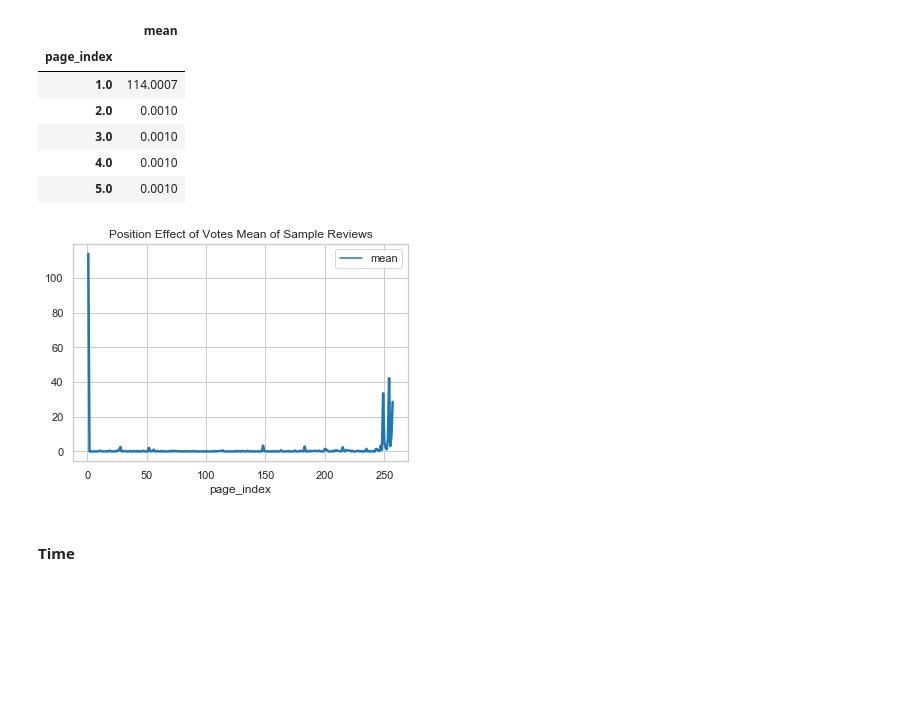
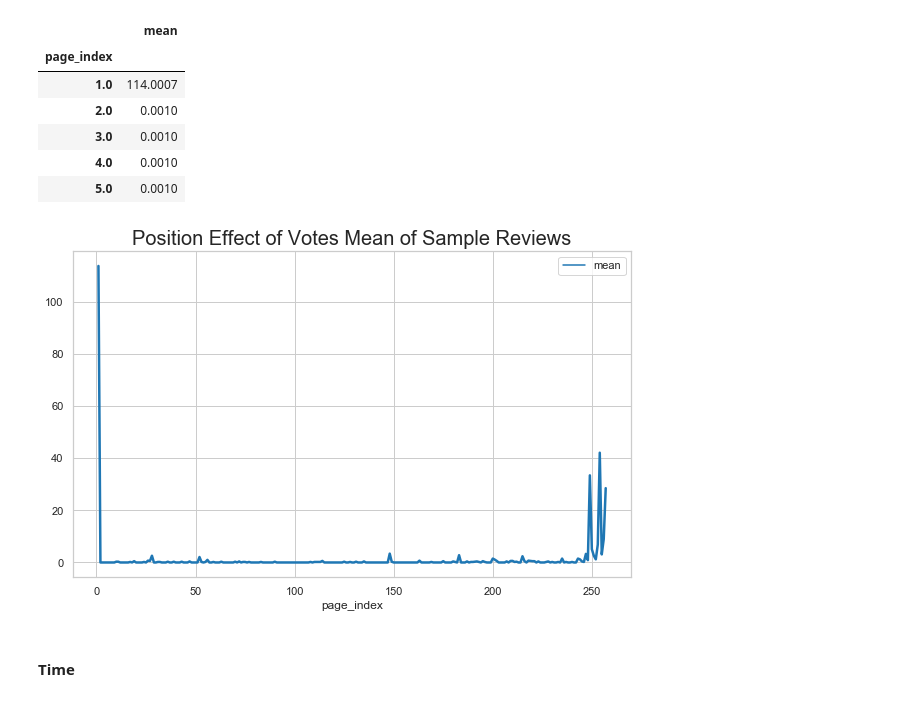
Before and after one commit to liu431/Thesis-Amazon-Review, a Jupyter notebook: data_analysis_electronics.ipynb, the cells around one changed output. Saved outputs shown, nothing was run; the diff lists cells and outputs as text; code cells hidden in the pictures; blank space fills up the shorter version.

```diff
--- a/data_analysis_electronics.ipynb
+++ b/data_analysis_electronics.ipynb
@@ -643,3 +644,0 @@ def style(df):
-# %%
-df['Retail'] = np.where(df['style'] == "{'Style:': ' Retail'}", 1, 0)
-sum(df['Retail'])
@@ -666,11 +663,12 @@ vote_by_pst.head()
 | 4.0 | 0.0010 |
 | 5.0 | 0.0010 |
 # %%
+plt.figure(figsize = (10,6))
 sns.lineplot(data=vote_by_pst, palette="tab10", linewidth=2.5)
-plt.title('Position Effect of Votes Mean of Sample Reviews')
-plt.savefig('Position Effect of Votes Mean of Sample Reviews.png')
+plt.title('Position Effect of Votes Mean of Sample Reviews', fontsize=20)
+plt.savefig('Plots/Position Effect of Votes Mean of Sample Reviews.png')
 # %% [output]
-[figure, old version]
+[figure, new version]
 # %% [markdown]
 #### Time
 # %%
```
Also changed, not shown: parts of 48 cells of this notebook, 1 other file.
